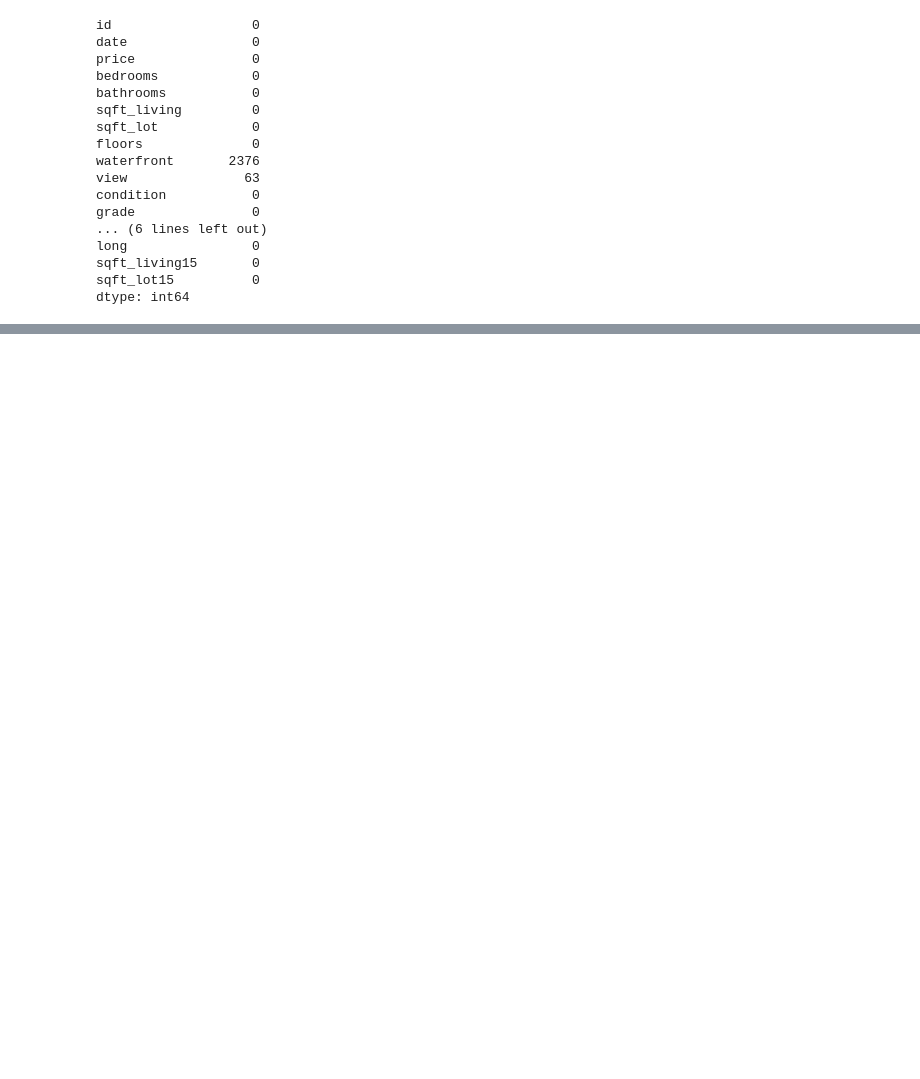
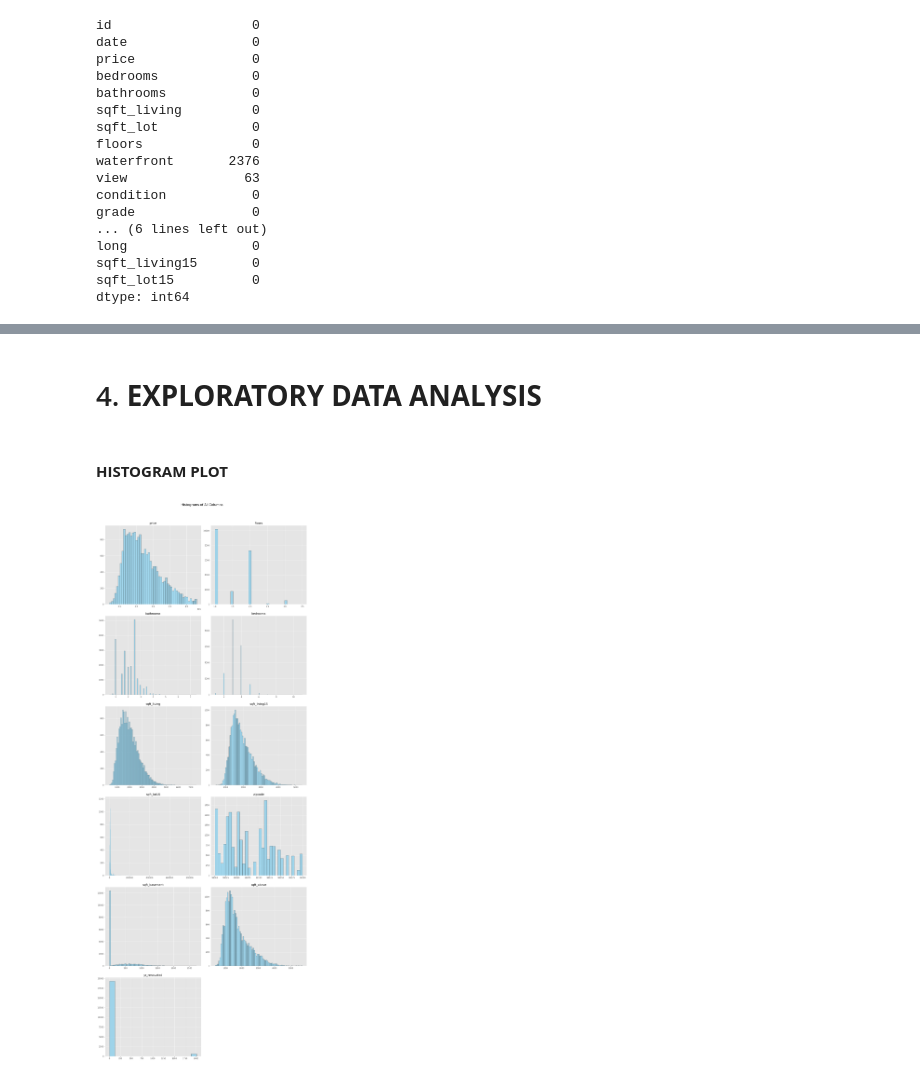
Before and after one commit to Bennie-Kibet/Phase-2-project, a Jupyter notebook: Work/josphat.ipynb, the cells around one changed output, grey strips where cells are left out. Cells and saved outputs as stored; diff of their text form; code cells hidden in the pictures; blank space fills up the shorter version.

```diff
--- a/Work/josphat.ipynb
+++ b/Work/josphat.ipynb
@@ -178,0 +382,5 @@ Name: count, dtype: int64
+# %%
+# Listing the number of bedrooms in descending order and identifying zipcode with the outlier number of bedrooms
+df_clean_2 = df_clean_2.sort_values(by='bedrooms', ascending=False).reset_index(drop=True)
+print(df_clean_2[['zipcode','bedrooms']])
+print(df_clean_2.shape)
@@ -178,0 +490,42 @@ Name: count, dtype: int64
+# %% [markdown]
+# 4. **EXPLORATORY DATA ANALYSIS**
+# %% [markdown]
+#### **HISTOGRAM PLOT**
+# %%
+# Defining histogram plots
+def histogram_plot(df3, number_of_columns, columns_to_plot):
+
+    # Creating subplots
+    num_columns = len(columns_to_plot)
+
+    # Number of rows and columns for subplots
+    ncols = number_of_columns
+    nrows = math.ceil(num_columns/ ncols)
+    fig, axes = plt.subplots(nrows=nrows, ncols=ncols, figsize=(15, 40))
+    axes = axes.flatten()
+
+    # Plot each column using seaborn
+    for i, col in enumerate(columns_to_plot):
+        sns.histplot(df3[col], kde=False, ax=axes[i], color='skyblue', edgecolor='black')
+        axes[i].set_title(col)
+        axes[i].set_xlabel('')
+        axes[i].set_ylabel('')
+
+    # Remove any unused subplots
+    for j in range(i + 1, len(axes)):
+        fig.delaxes(axes[j])
+
+    plt.suptitle('Histograms of All Columns', fontsize=16)
+    plt.tight_layout(rect=[0, 0, 1, 0.96])
+    return plt.show()
+
+# Listing column to plot
+columns_to_plot_ = ['price', 'floors',
+                    'bathrooms', 'bedrooms', 'sqft_living',
+                    'sqft_living15', 'sqft_lot15','zipcode',
+                    'sqft_basement', 'sqft_above', 'yr_renovated']
+
+# Plotting the histogram for the defined columns
+histogram_plot(df_clean_2, 2, columns_to_plot_)
+# %% [output]
+[figure, added]
```
Also changed, not shown: parts of 53 cells of this notebook.
